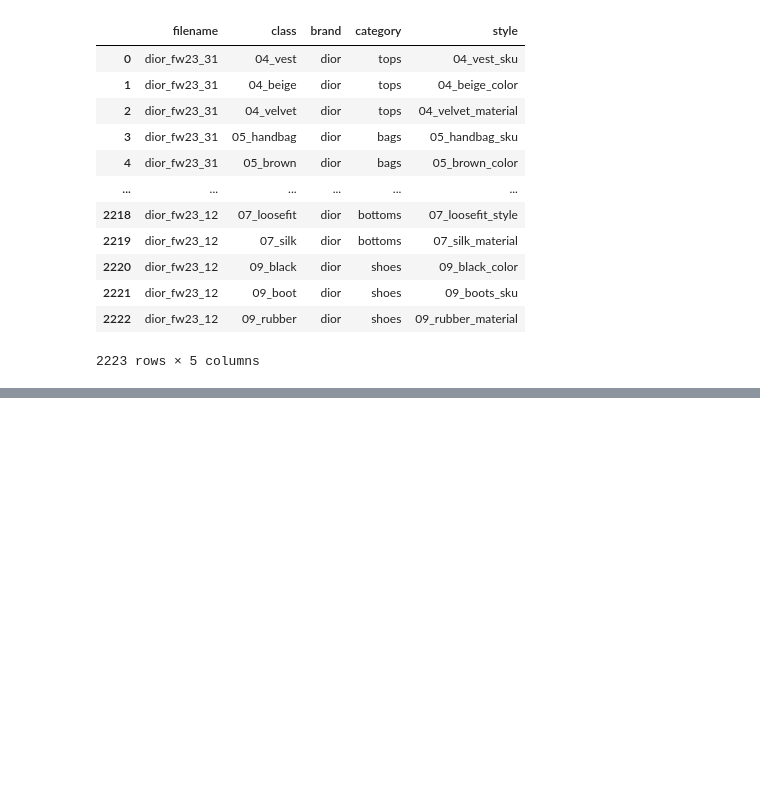
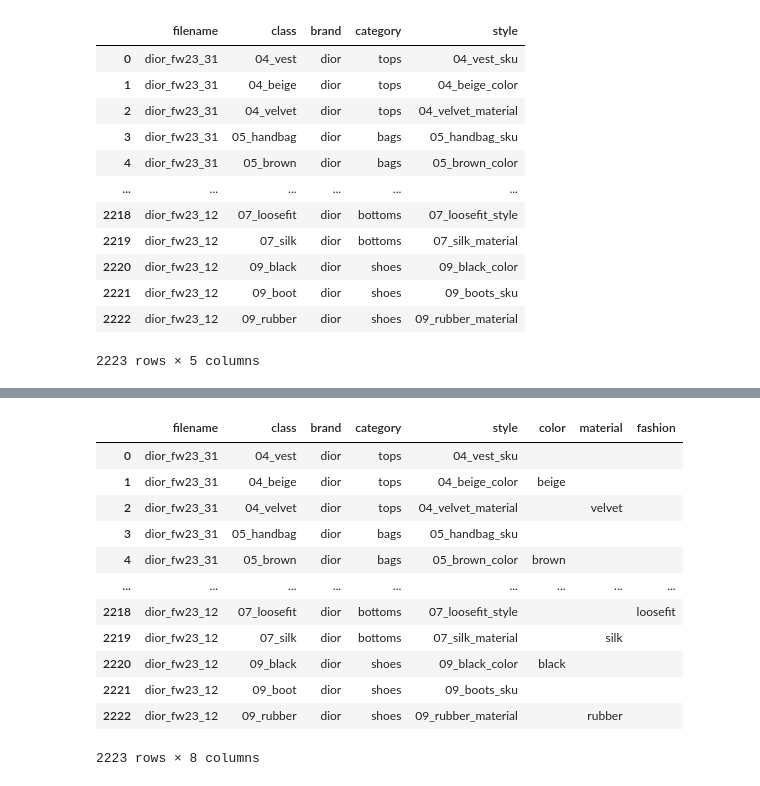
Before and after one commit to aliascii/runwayreconnaissance, a Jupyter notebook: EDA/EDA_rr.ipynb, the cells around one changed output, grey strips where cells are left out. Cells and saved outputs as stored; diff of their text form; code cells hidden in the pictures; blank space fills up the shorter version.

```diff
--- a/EDA/EDA_rr.ipynb
+++ b/EDA/EDA_rr.ipynb
@@ -231,0 +292,29 @@ annotations
+# %%
+def insert_fashion(df):
+    '''Create a new column "fashion" based on values in "style" column'''
+    fashion_list = []
+    for idx, row in df.iterrows():
+        style = str(row['style'])
+        if style.endswith('_style'):
+            fashion_name = style.split('_')[1]
+            fashion_list.append(fashion_name)
+        else:
+            fashion_list.append('')
+    df['fashion'] = fashion_list
+    return df
+# %%
+insert_fashion(annotations)
+# %% [output]
+|  | filename | class | brand | category | style | color | material | fashion |
+| 0 | dior_fw23_31 | 04_vest | dior | tops | 04_vest_sku |  |  |  |
+| 1 | dior_fw23_31 | 04_beige | dior | tops | 04_beige_color | beige |  |  |
+| 2 | dior_fw23_31 | 04_velvet | dior | tops | 04_velvet_material |  | velvet |  |
+| 3 | dior_fw23_31 | 05_handbag | dior | bags | 05_handbag_sku |  |  |  |
+| 4 | dior_fw23_31 | 05_brown | dior | bags | 05_brown_color | brown |  |  |
+| ... | ... | ... | ... | ... | ... | ... | ... | ... |
+| 2218 | dior_fw23_12 | 07_loosefit | dior | bottoms | 07_loosefit_style |  |  | loosefit |
+| 2219 | dior_fw23_12 | 07_silk | dior | bottoms | 07_silk_material |  | silk |  |
+| 2220 | dior_fw23_12 | 09_black | dior | shoes | 09_black_color | black |  |  |
+| 2221 | dior_fw23_12 | 09_boot | dior | shoes | 09_boots_sku |  |  |  |
+| 2222 | dior_fw23_12 | 09_rubber | dior | shoes | 09_rubber_material |  | rubber |  |
+2223 rows × 8 columns
```
Also changed, not shown: parts of 13 cells of this notebook.
